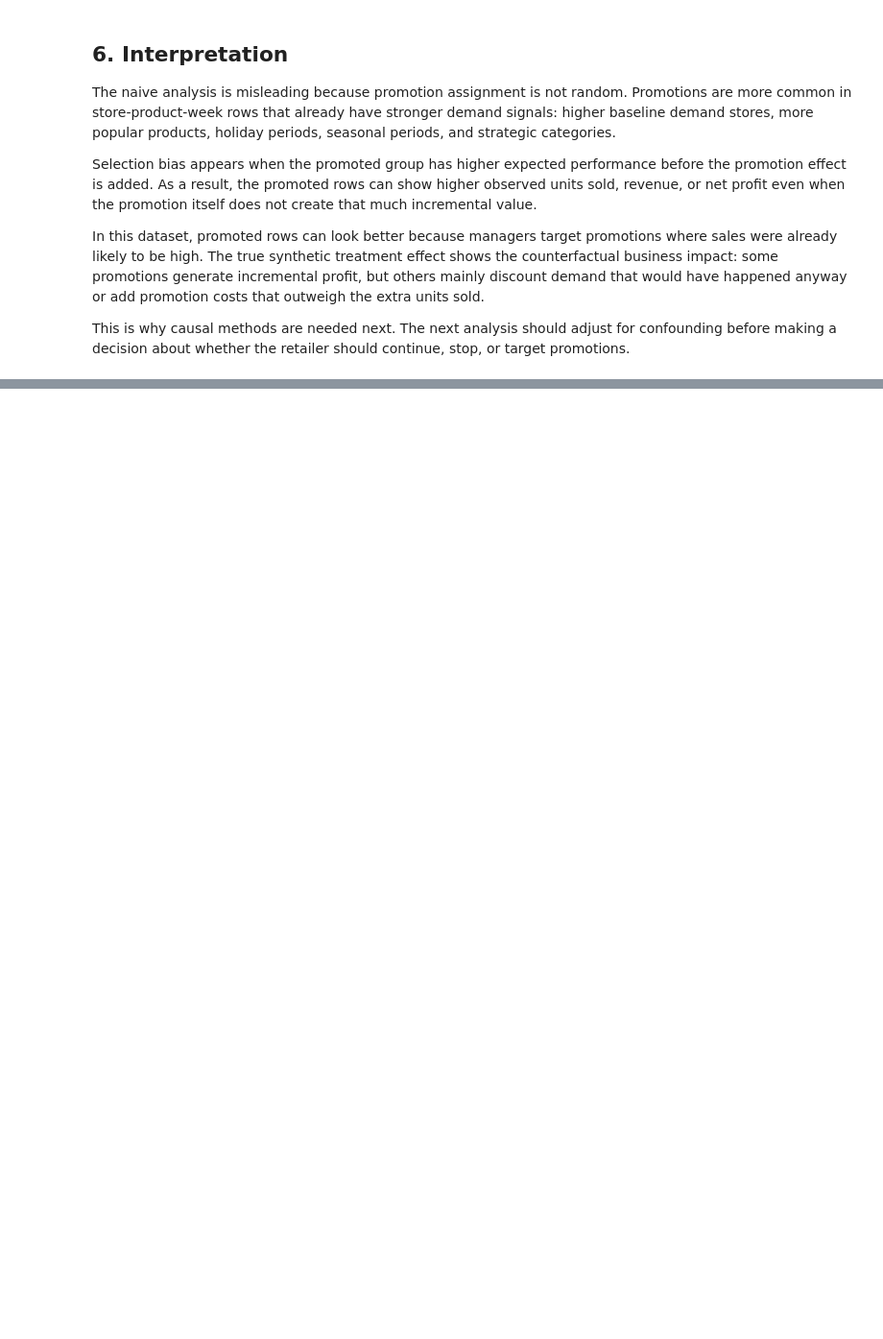
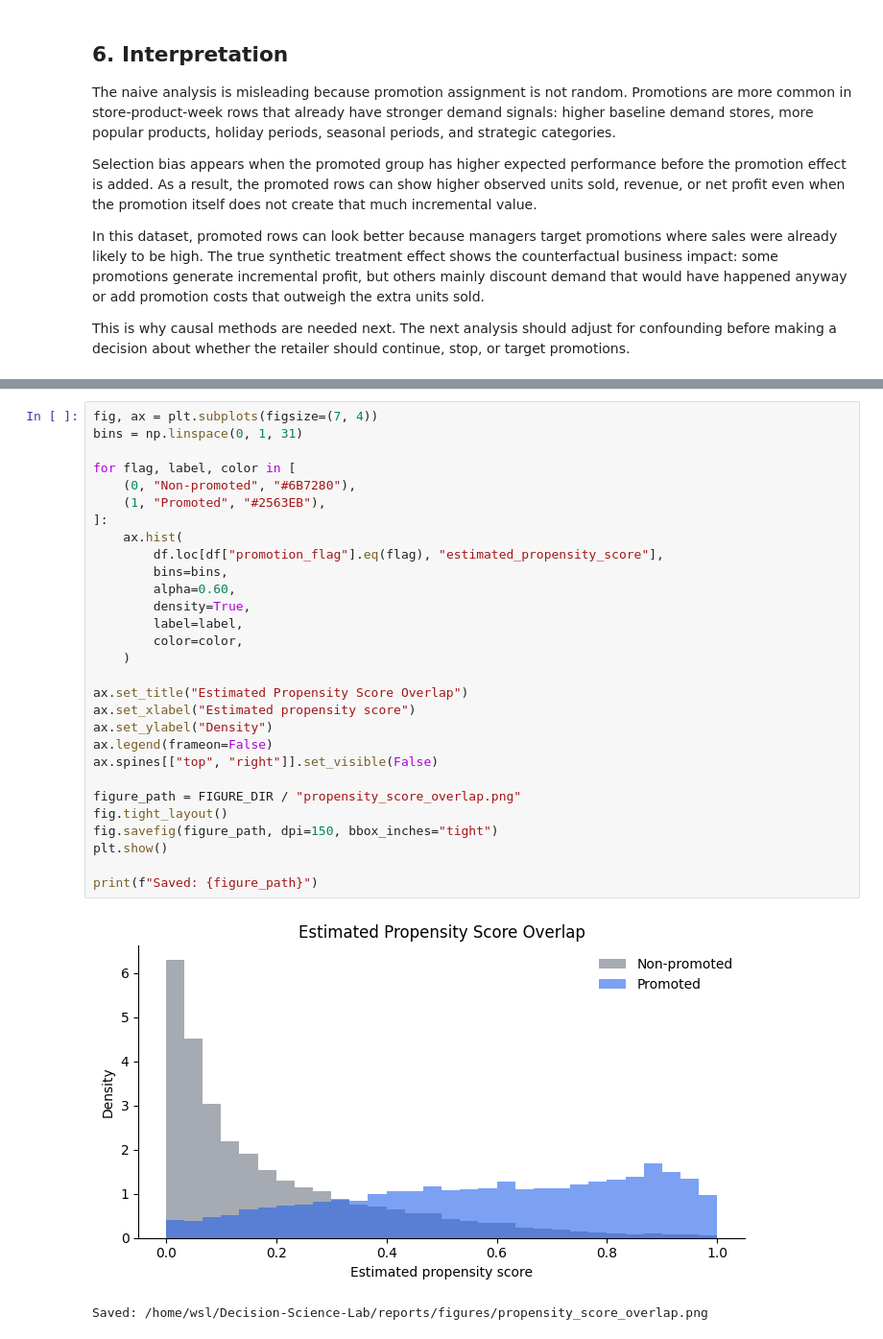
Before and after one commit to Freemlen/Decision-Science-Lab, a Jupyter notebook: notebooks/decision_science_lab_case_study.ipynb, the cells around one changed output, grey strips where cells are left out. Shown at 96% size. Saved outputs shown, nothing was run; the diff lists cells and outputs as text; blank space fills up the shorter version.

```diff
--- a/notebooks/decision_science_lab_case_study.ipynb
+++ b/notebooks/decision_science_lab_case_study.ipynb
@@ -175,0 +382,32 @@ This is why causal methods are needed next. The next analysis should adjust for
+# %%
+fig, ax = plt.subplots(figsize=(7, 4))
+bins = np.linspace(0, 1, 31)
+
+for flag, label, color in [
+    (0, "Non-promoted", "#6B7280"),
+    (1, "Promoted", "#2563EB"),
+]:
+    ax.hist(
+        df.loc[df["promotion_flag"].eq(flag), "estimated_propensity_score"],
+        bins=bins,
+        alpha=0.60,
+        density=True,
+        label=label,
+        color=color,
+    )
+
+ax.set_title("Estimated Propensity Score Overlap")
+ax.set_xlabel("Estimated propensity score")
+ax.set_ylabel("Density")
+ax.legend(frameon=False)
+ax.spines[["top", "right"]].set_visible(False)
+
+figure_path = FIGURE_DIR / "propensity_score_overlap.png"
+fig.tight_layout()
+fig.savefig(figure_path, dpi=150, bbox_inches="tight")
+plt.show()
+
+print(f"Saved: {figure_path}")
+# %% [output]
+[figure, added]
+Saved: /home/wsl/Decision-Science-Lab/reports/figures/propensity_score_overlap.png
```
Also changed, not shown: parts of 27 cells of this notebook, 4 other files.
